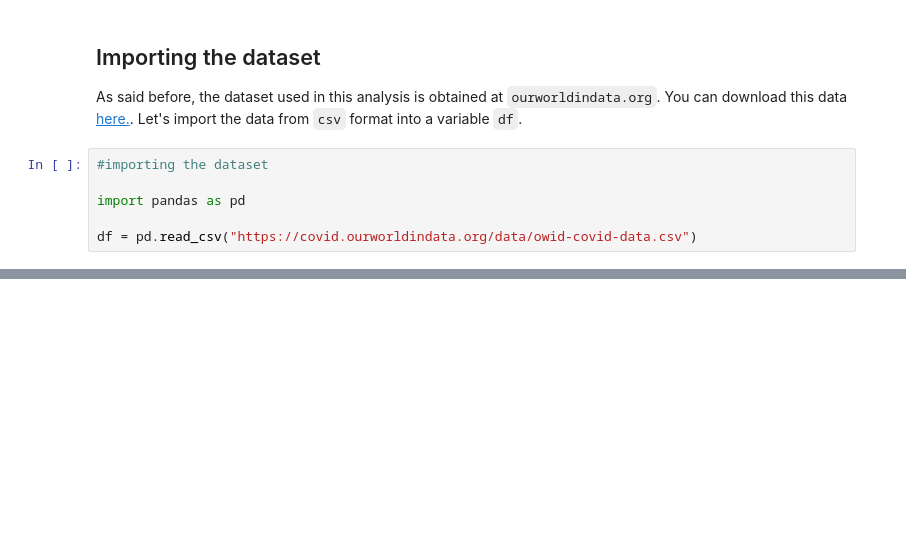
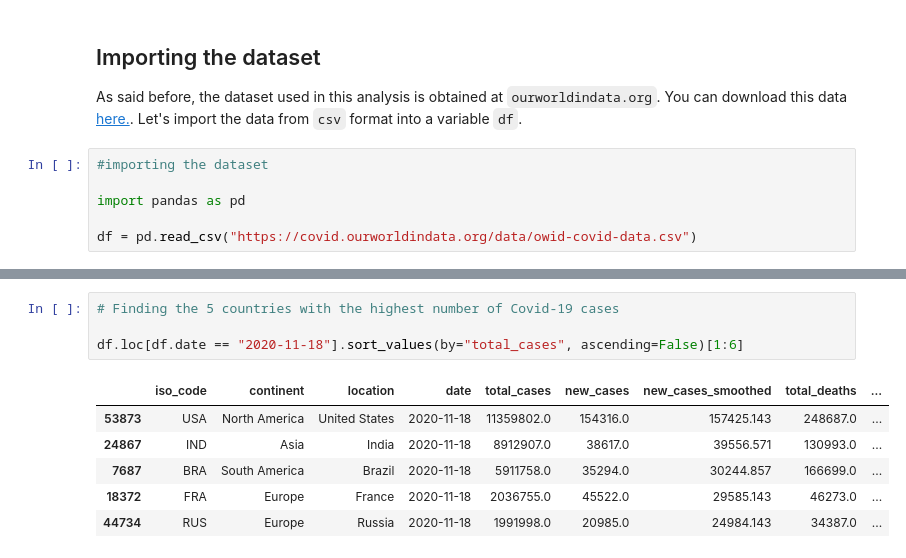
Before and after one commit to JoaoSiqueiraDS/DS_Days, a Jupyter notebook: COVID.ipynb, the cells around one changed output, grey strips where cells are left out. Cells and saved outputs as stored; diff of their text form; blank space fills up the shorter version.

```diff
--- a/COVID.ipynb
+++ b/COVID.ipynb
@@ -28,0 +159,11 @@ df = pd.read_csv("https://covid.ourworldindata.org/data/owid-covid-data.csv")
+# %%
+# Finding the 5 countries with the highest number of Covid-19 cases
+
+df.loc[df.date == "2020-11-18"].sort_values(by="total_cases", ascending=False)[1:6]
+# %% [output]
+|  | iso_code | continent | location | date | total_cases | new_cases | new_cases_smoothed | total_deaths | ... |
+| 53873 | USA | North America | United States | 2020-11-18 | 11359802.0 | 154316.0 | 157425.143 | 248687.0 | ... |
+| 24867 | IND | Asia | India | 2020-11-18 | 8912907.0 | 38617.0 | 39556.571 | 130993.0 | ... |
+| 7687 | BRA | South America | Brazil | 2020-11-18 | 5911758.0 | 35294.0 | 30244.857 | 166699.0 | ... |
+| 18372 | FRA | Europe | France | 2020-11-18 | 2036755.0 | 45522.0 | 29585.143 | 46273.0 | ... |
+| 44734 | RUS | Europe | Russia | 2020-11-18 | 1991998.0 | 20985.0 | 24984.143 | 34387.0 | ... |
```
Also changed, not shown: parts of 16 cells of this notebook.
